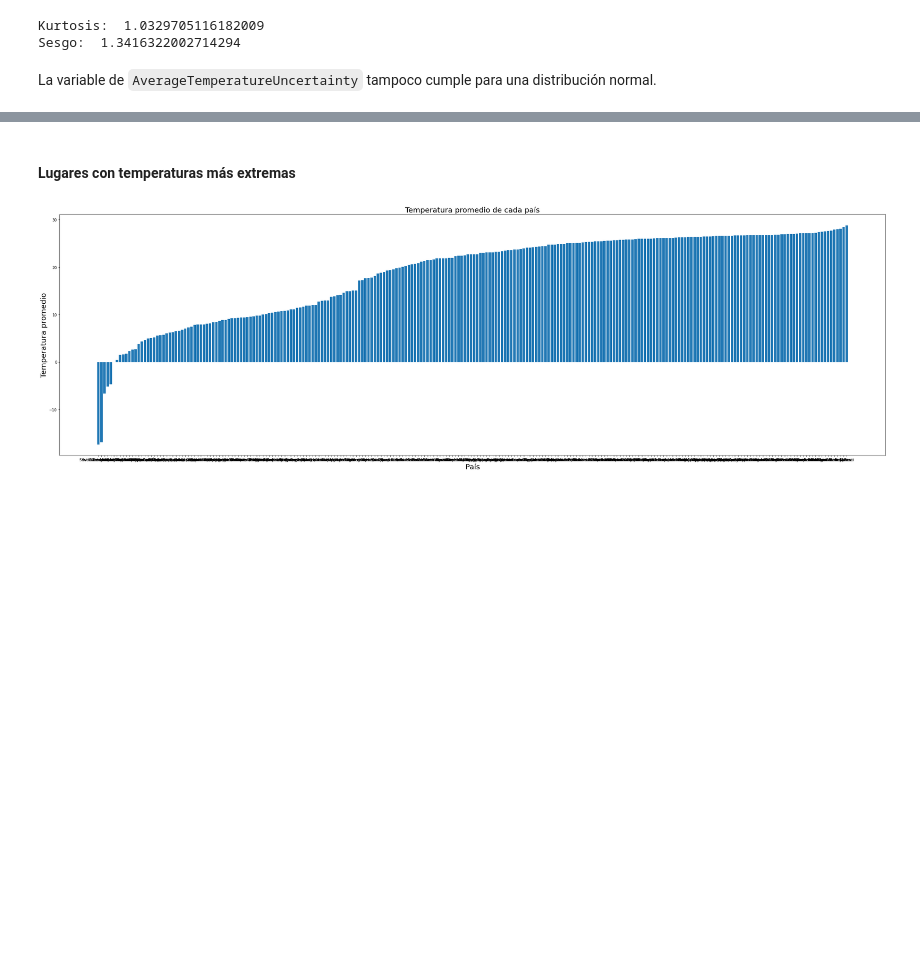
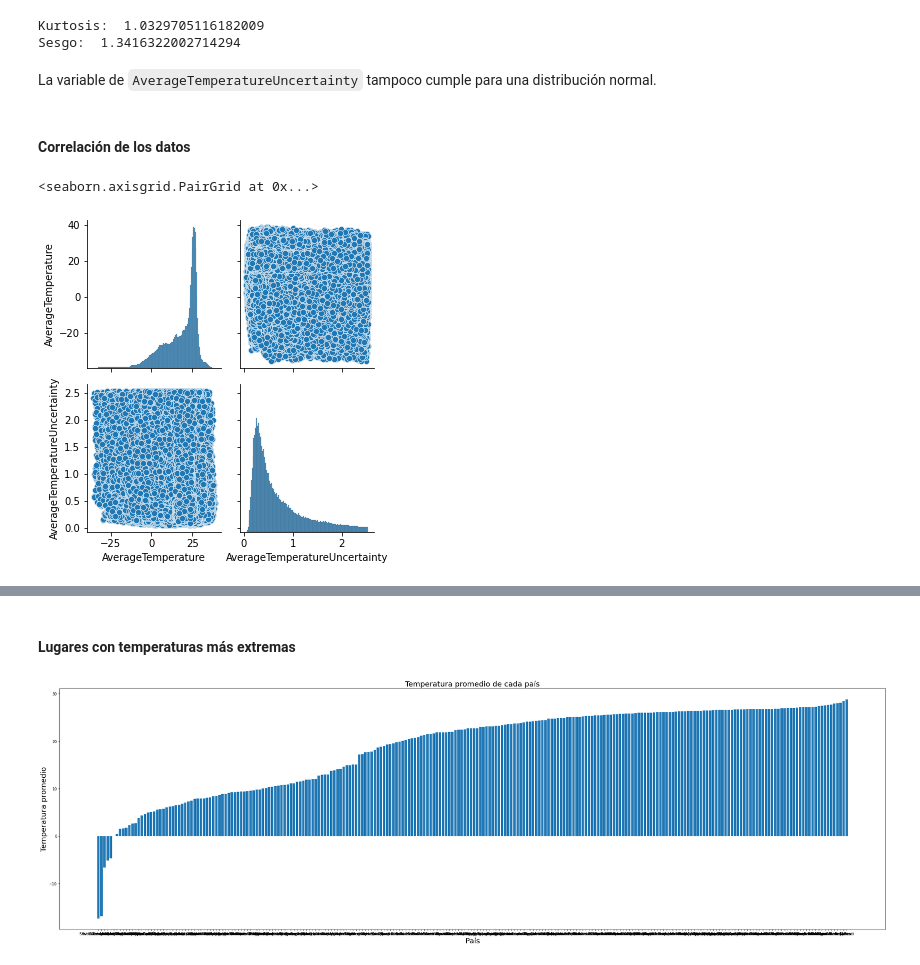
Before and after one commit to wsaldana/DataScienceLab2, a Jupyter notebook: lab2.ipynb, the cells around one changed output, grey strips where cells are left out. Cells and saved outputs as stored; diff of their text form; code cells hidden in the pictures; blank space fills up the shorter version.

```diff
--- a/lab2.ipynb
+++ b/lab2.ipynb
@@ -174,3 +180,10 @@ Kurtosis:  1.0329705116182009
 Sesgo:  1.3416322002714294
 # %% [markdown]
 La variable de `AverageTemperatureUncertainty` tampoco cumple para una distribución normal.
+# %% [markdown]
+#### Correlación de los datos
+# %%
+sns.pairplot(data=df)
+# %% [output]
+<seaborn.axisgrid.PairGrid at 0x...>
+[figure, added]
```
Also changed, not shown: parts of 13 cells of this notebook, 2 other files.
